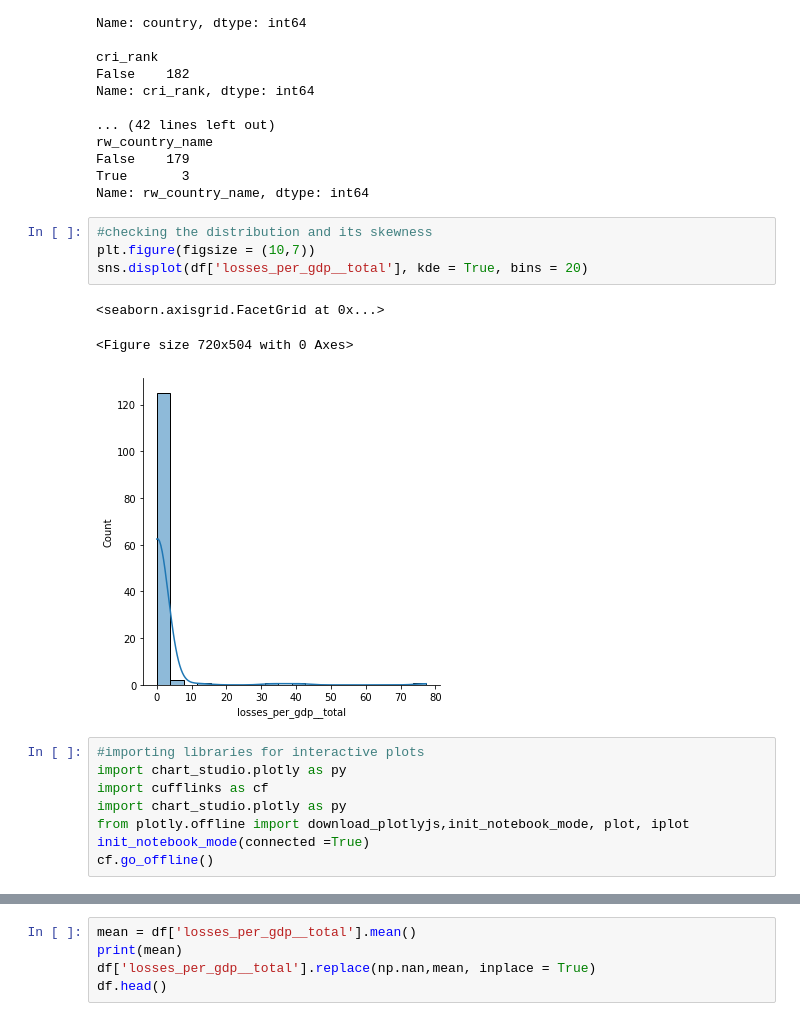
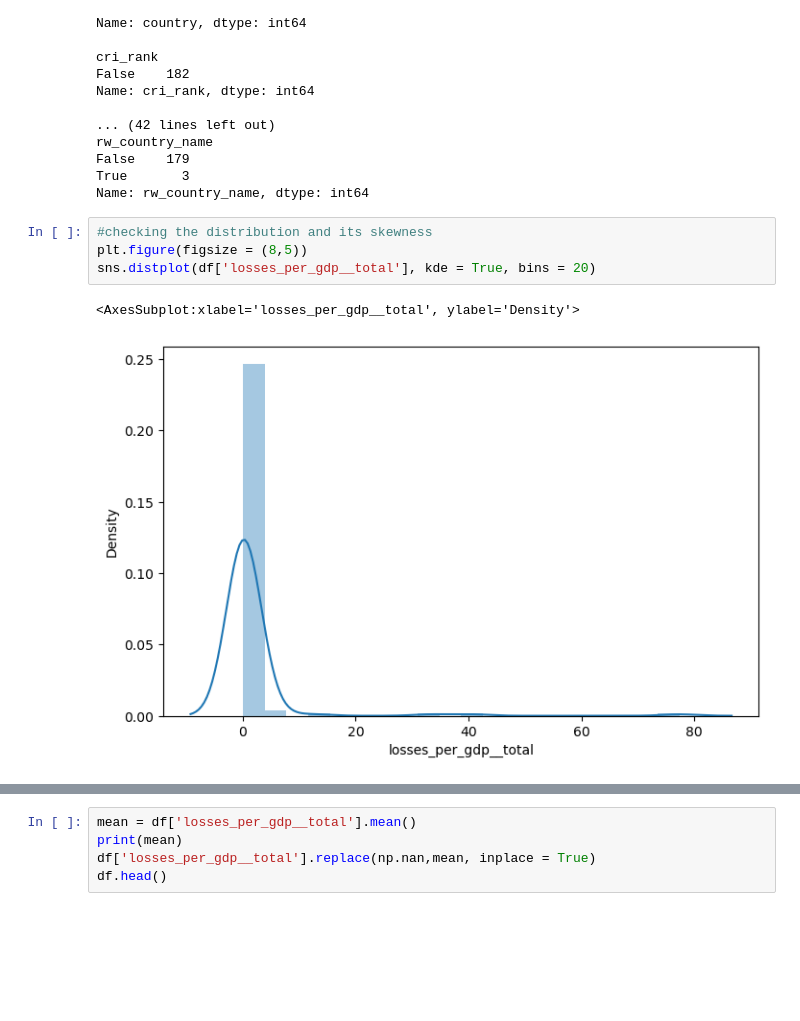
Before and after one commit to tahmee/SVC-Premiere-Project, a Jupyter notebook: SVC project.ipynb, the cells around one changed output, grey strips where cells are left out. Saved outputs shown, nothing was run; the diff lists cells and outputs as text; blank space fills up the shorter version.

```diff
--- a/SVC project.ipynb
+++ b/SVC project.ipynb
@@ -140,17 +140,8 @@ True       3
 Name: rw_country_name, dtype: int64
 # %%
 #checking the distribution and its skewness
-plt.figure(figsize = (10,7))
-sns.displot(df['losses_per_gdp__total'], kde = True, bins = 20)
+plt.figure(figsize = (8,5))
+sns.distplot(df['losses_per_gdp__total'], kde = True, bins = 20)
 # %% [output]
-<seaborn.axisgrid.FacetGrid at 0x...>
+<AxesSubplot:xlabel='losses_per_gdp__total', ylabel='Density'>
-<Figure size 720x504 with 0 Axes>
-[figure, old version]
+[figure, new version]
-# %%
-#importing libraries for interactive plots
-import chart_studio.plotly as py
-import cufflinks as cf
-import chart_studio.plotly as py
-from plotly.offline import download_plotlyjs,init_notebook_mode, plot, iplot
-init_notebook_mode(connected =True)
-cf.go_offline()
```
Also changed, not shown: parts of 17 cells of this notebook.
